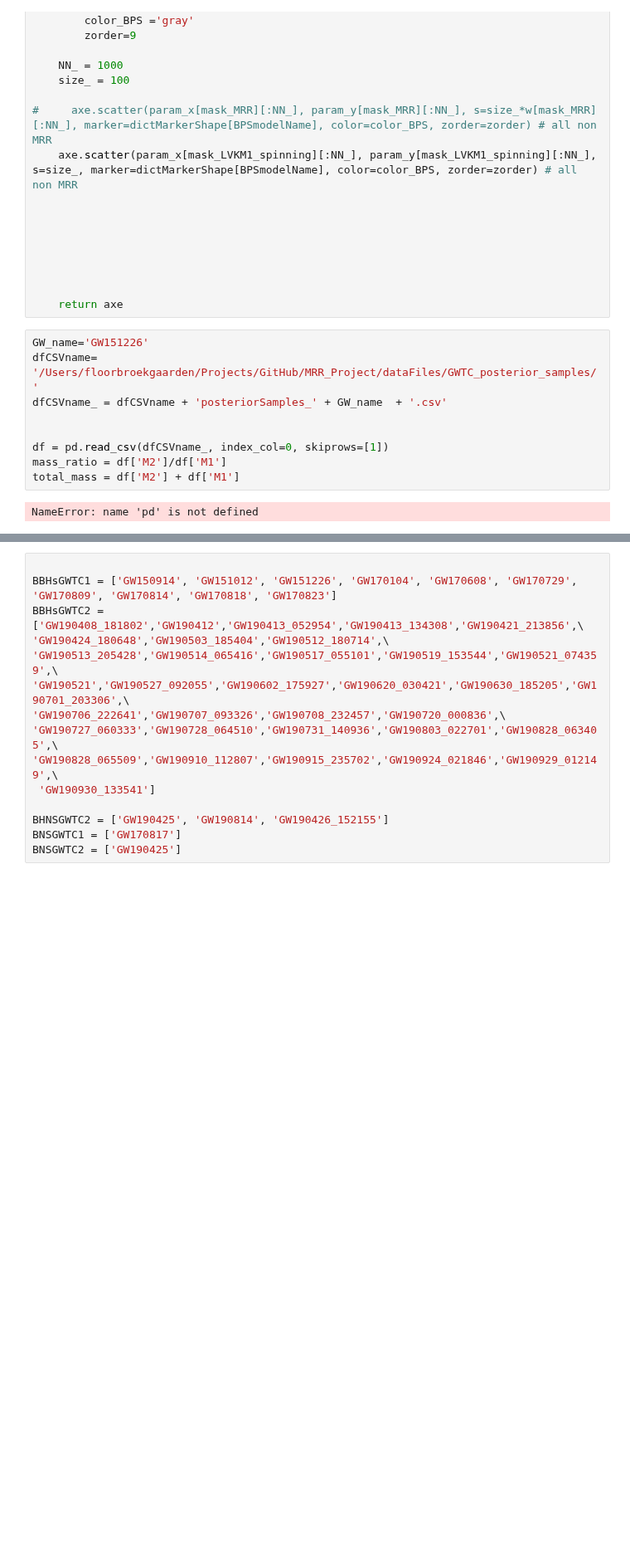
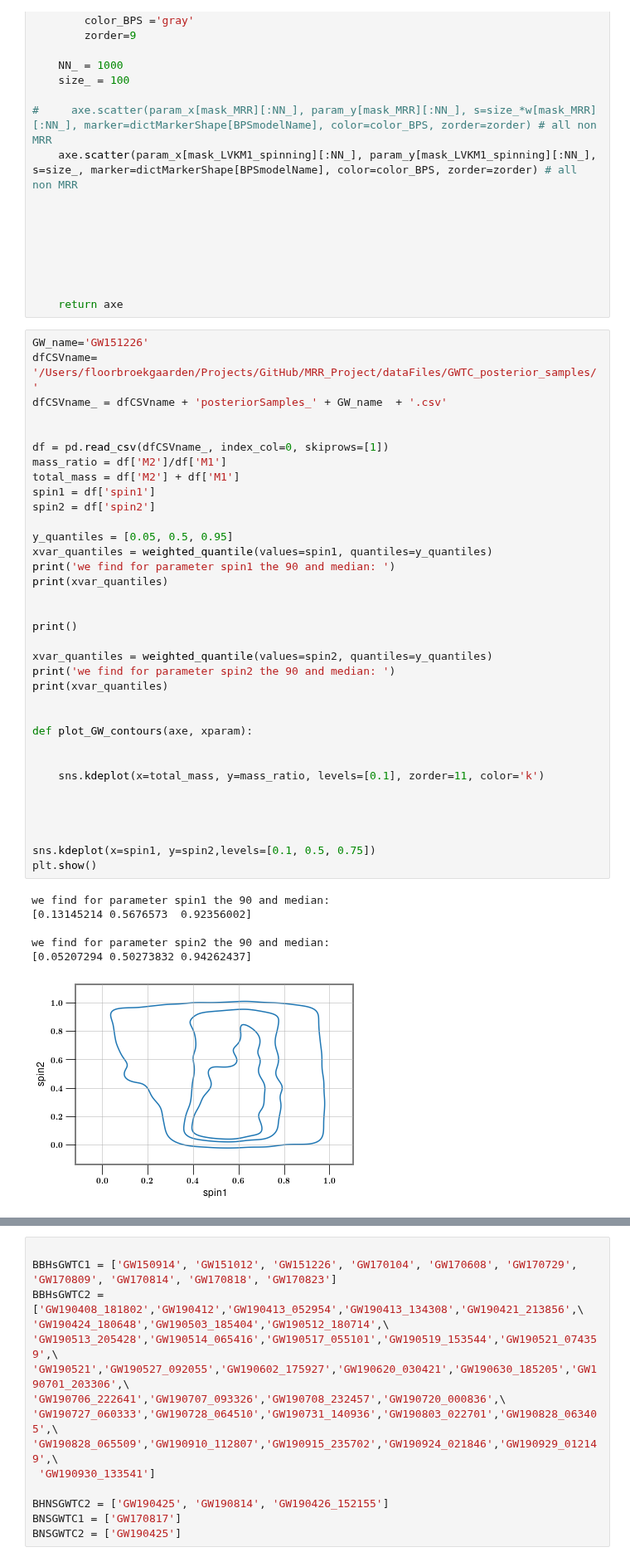
Before and after one commit to FloorBroekgaarden/MRR_Project, a Jupyter notebook: Figure_6_Discussion_Mtot_vs_q/Untitled.ipynb, the cells around one changed output, grey strips where cells are left out. Shown at 83% size. Saved outputs shown, nothing was run; the diff lists cells and outputs as text; blank space fills up the shorter version.

```diff
--- a/Figure_6_Discussion_Mtot_vs_q/Untitled.ipynb
+++ b/Figure_6_Discussion_Mtot_vs_q/Untitled.ipynb
@@ -205,17 +205,48 @@ def plot_Fig_GWTC(axe, xparam='chiEff', BPSmodelName='A', mssfr='112'):
 
 
     return axe
-# %%
-GW_name='GW151226'
-dfCSVname= '/Users/floorbroekgaarden/Projects/GitHub/MRR_Project/dataFiles/GWTC_posterior_samples/'
-dfCSVname_ = dfCSVname + 'posteriorSamples_' + GW_name  + '.csv'
-
-
-df = pd.read_csv(dfCSVname_, index_col=0, skiprows=[1])
-mass_ratio = df['M2']/df['M1']
-total_mass = df['M2'] + df['M1']
-# %% [output]
-NameError: name 'pd' is not defined
+# %%
+GW_name='GW151226'
+dfCSVname= '/Users/floorbroekgaarden/Projects/GitHub/MRR_Project/dataFiles/GWTC_posterior_samples/'
+dfCSVname_ = dfCSVname + 'posteriorSamples_' + GW_name  + '.csv'
+
+
+df = pd.read_csv(dfCSVname_, index_col=0, skiprows=[1])
+mass_ratio = df['M2']/df['M1']
+total_mass = df['M2'] + df['M1']
+spin1 = df['spin1']
+spin2 = df['spin2']
+
+y_quantiles = [0.05, 0.5, 0.95]
+xvar_quantiles = weighted_quantile(values=spin1, quantiles=y_quantiles)
+print('we find for parameter spin1 the 90 and median: ')
+print(xvar_quantiles)
+
+
+print()
+
+xvar_quantiles = weighted_quantile(values=spin2, quantiles=y_quantiles)
+print('we find for parameter spin2 the 90 and median: ')
+print(xvar_quantiles)
+
+
+def plot_GW_contours(axe, xparam):
+
+
+    sns.kdeplot(x=total_mass, y=mass_ratio, levels=[0.1], zorder=11, color='k')
+
+
+
+
+sns.kdeplot(x=spin1, y=spin2,levels=[0.1, 0.5, 0.75])
+plt.show()
+# %% [output]
+we find for parameter spin1 the 90 and median:
+[0.13145214 0.5676573  0.92356002]
+
+we find for parameter spin2 the 90 and median:
+[0.05207294 0.50273832 0.94262437]
+[figure, added]
 # %%
 # for model in ['B', 'C', 'D', 'E', 'F', 'G', 'H', 'I', 'J', 'K', 'L', 'M', 'N', 'O', 'P', 'Q', 'R', 'S', 'T']:
 # for model in ['A', 'B', 'C', 'D', 'E', 'F', 'G', 'H', 'I', 'J', 'K', 'L', 'M', 'N', 'O', 'P', 'Q', 'R', 'S', 'T']:
```
Also changed, not shown: parts of 15 cells of this notebook, 5 other files.
